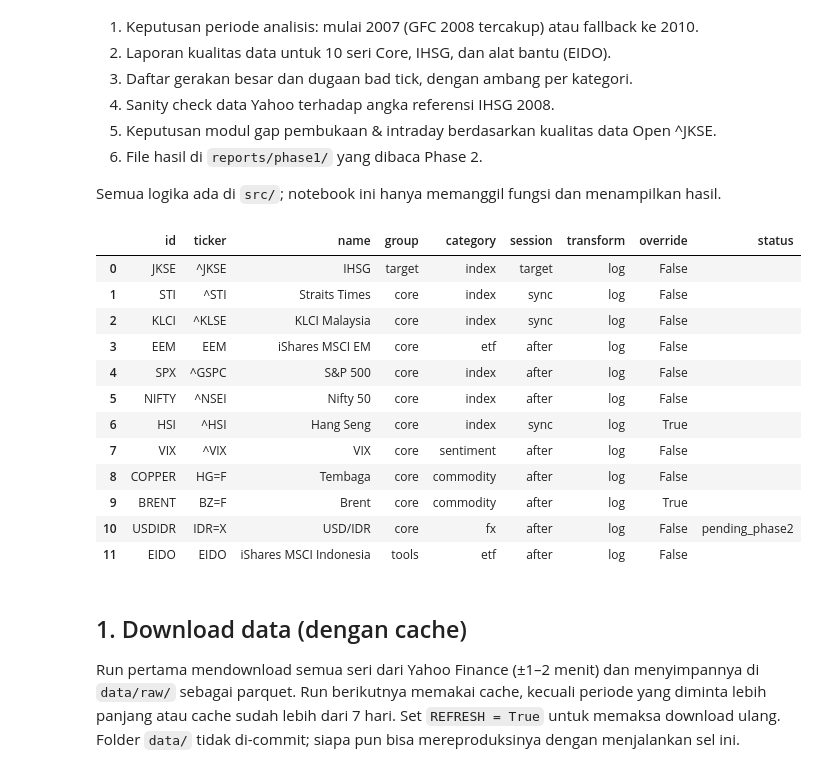
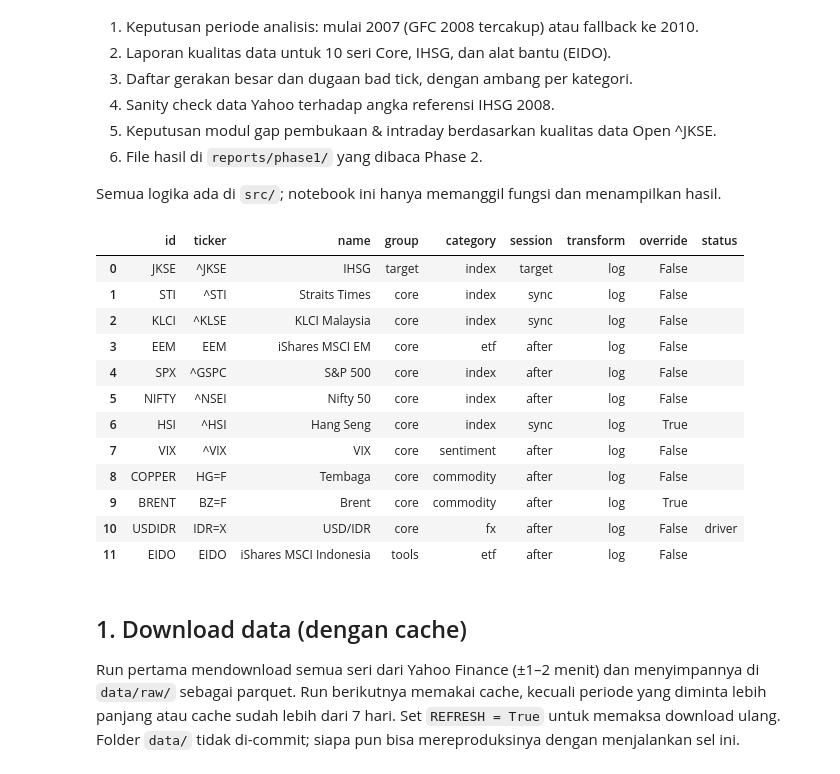
Before and after one commit to matthewphilip-quantlab/ihsg-global-correlation, a Jupyter notebook: notebooks/01_data_ingestion.ipynb, the cells around one changed output. Cells and saved outputs as stored; diff of their text form; code cells hidden in the pictures.

```diff
--- a/notebooks/01_data_ingestion.ipynb
+++ b/notebooks/01_data_ingestion.ipynb
@@ -15,34 +15,35 @@ Semua logika ada di `src/`; notebook ini hanya memanggil fungsi dan menampilkan
 # %%
 from pathlib import Path
 
 import pandas as pd
 from IPython.display import Markdown, display
 
 from src import plots
 from src import quality as q
-from src.config import PROJECT_ROOT, load_config, series_table, target_ticker
+from src.config import PROJECT_ROOT, load_config, output_dir, sanity_ref, series_table, target_ticker
 from src.data_loader import load_prices
 
 pd.set_option("display.max_columns", 30)
 pd.set_option("display.width", 200)
 
 cfg = load_config()
 qcfg = cfg["quality"]
 series = series_table(cfg, groups=("target", "core", "tools"))
+target_id, label = cfg["project"]["target_id"], target_ticker(cfg)   # ganti target lewat project.target_id
 series[["id", "ticker", "name", "group", "category", "session", "transform", "override", "status"]]
 # %% [output]
 |  | id | ticker | name | group | category | session | transform | override | status |
 | 0 | JKSE | ^JKSE | IHSG | target | index | target | log | False |  |
 | 1 | STI | ^STI | Straits Times | core | index | sync | log | False |  |
 | 2 | KLCI | ^KLSE | KLCI Malaysia | core | index | sync | log | False |  |
 | 3 | EEM | EEM | iShares MSCI EM | core | etf | after | log | False |  |
 | 4 | SPX | ^GSPC | S&P 500 | core | index | after | log | False |  |
 | 5 | NIFTY | ^NSEI | Nifty 50 | core | index | after | log | False |  |
 | 6 | HSI | ^HSI | Hang Seng | core | index | sync | log | True |  |
 | 7 | VIX | ^VIX | VIX | core | sentiment | after | log | False |  |
 | 8 | COPPER | HG=F | Tembaga | core | commodity | after | log | False |  |
 | 9 | BRENT | BZ=F | Brent | core | commodity | after | log | True |  |
-| 10 | USDIDR | IDR=X | USD/IDR | core | fx | after | log | False | pending_phase2 |
+| 10 | USDIDR | IDR=X | USD/IDR | core | fx | after | log | False | driver |
 | 11 | EIDO | EIDO | iShares MSCI Indonesia | tools | etf | after | log | False |  |
 # %% [markdown]
 ## 1. Download data (dengan cache)
```
Also changed, not shown: parts of 10 cells of this notebook, 16 other files.
